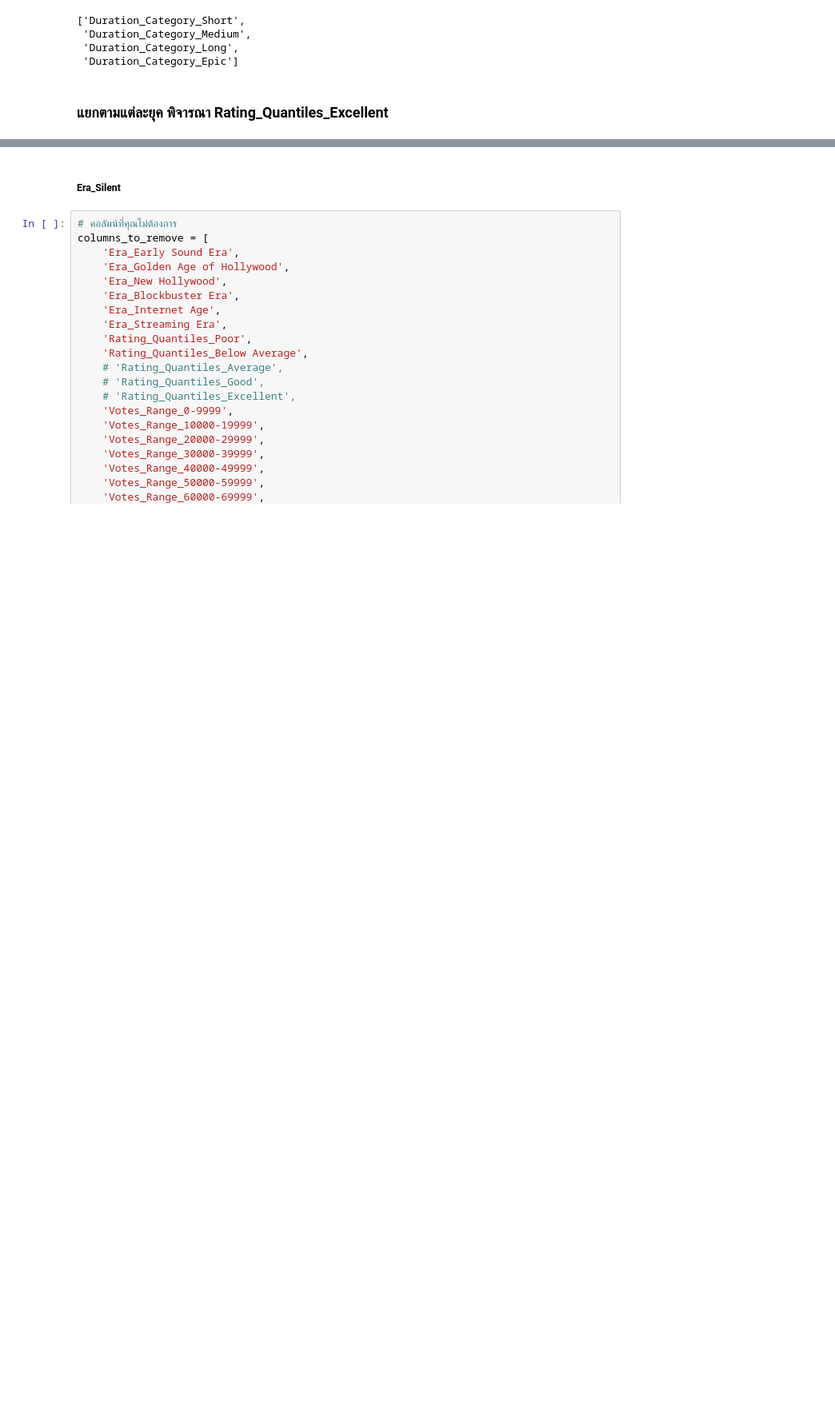
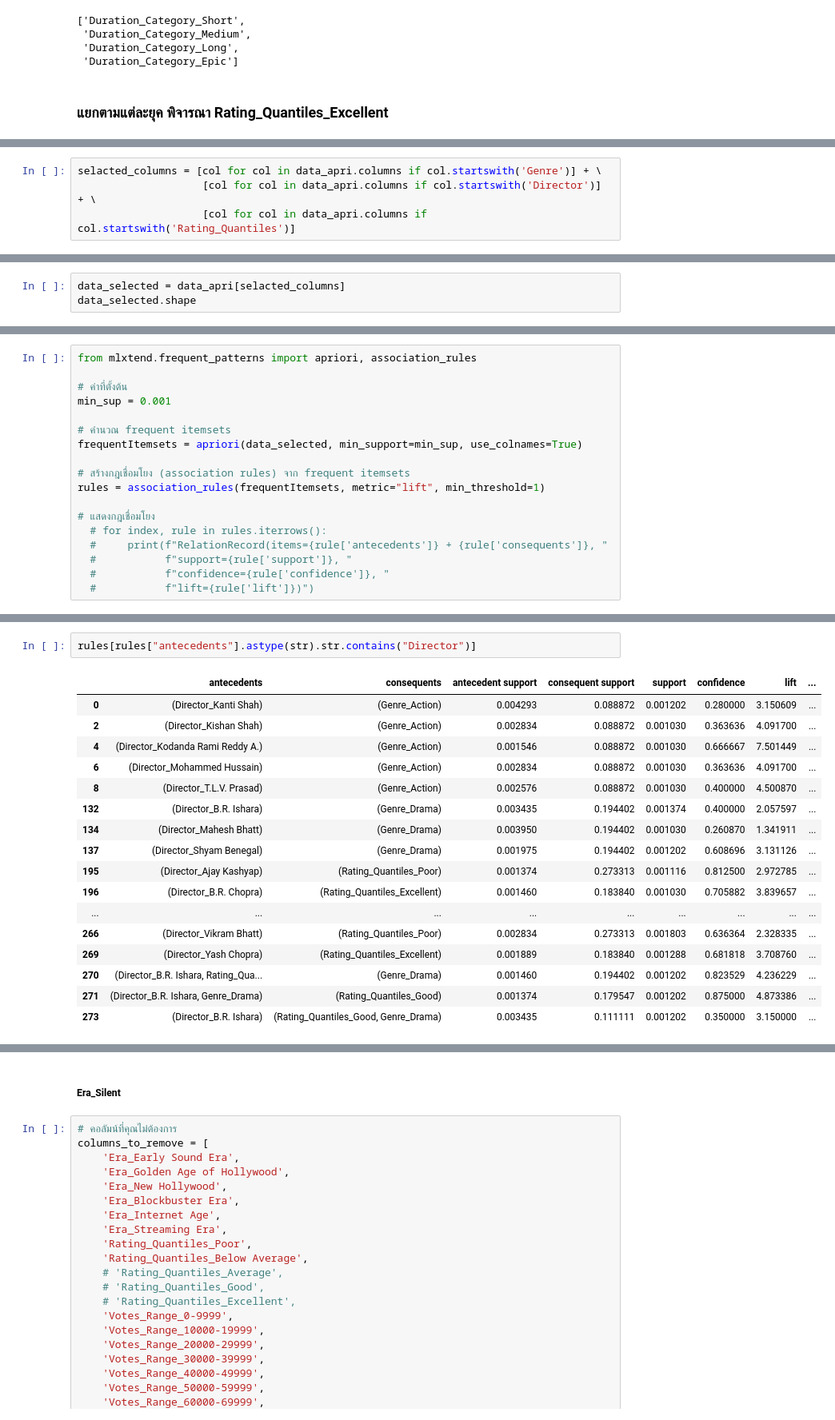
Before and after one commit to aoonging/BSC_DPDM2025, a Jupyter notebook: Ch4_Frequent_Patterns_(Association_Rules).ipynb, the cells around one changed output, grey strips where cells are left out. Shown at 80% size. Cells and saved outputs as stored; diff of their text form; blank space fills up the shorter version.

```diff
--- a/Ch4_Frequent_Patterns_(Association_Rules).ipynb
+++ b/Ch4_Frequent_Patterns_(Association_Rules).ipynb
@@ -1127,0 +1168,4 @@ Index(['Genre_Action', 'Genre_Action, Adventure',
+# %%
+selacted_columns = [col for col in data_apri.columns if col.startswith('Genre')] + \
+                    [col for col in data_apri.columns if col.startswith('Director')] + \
+                    [col for col in data_apri.columns if col.startswith('Rating_Quantiles')]
@@ -1127,0 +1176,3 @@ Index(['Genre_Action', 'Genre_Action, Adventure',
+# %%
+data_selected = data_apri[selacted_columns]
+data_selected.shape
@@ -1127,0 +1181,18 @@ Index(['Genre_Action', 'Genre_Action, Adventure',
+# %%
+from mlxtend.frequent_patterns import apriori, association_rules
+
+# ค่าที่ตั้งต้น
+min_sup = 0.001
+
+# คำนวณ frequent itemsets
+frequentItemsets = apriori(data_selected, min_support=min_sup, use_colnames=True)
+
+# สร้างกฎเชื่อมโยง (association rules) จาก frequent itemsets
+rules = association_rules(frequentItemsets, metric="lift", min_threshold=1)
+
+# แสดงกฎเชื่อมโยง
+  # for index, rule in rules.iterrows():
+  #     print(f"RelationRecord(items={rule['antecedents']} + {rule['consequents']}, "
+  #           f"support={rule['support']}, "
+  #           f"confidence={rule['confidence']}, "
+  #           f"lift={rule['lift']})")
@@ -1127,0 +1223,20 @@ Index(['Genre_Action', 'Genre_Action, Adventure',
+# %%
+rules[rules["antecedents"].astype(str).str.contains("Director")]
+# %% [output]
+|  | antecedents | consequents | antecedent support | consequent support | support | confidence | lift | ... |
+| 0 | (Director_Kanti Shah) | (Genre_Action) | 0.004293 | 0.088872 | 0.001202 | 0.280000 | 3.150609 | ... |
+| 2 | (Director_Kishan Shah) | (Genre_Action) | 0.002834 | 0.088872 | 0.001030 | 0.363636 | 4.091700 | ... |
+| 4 | (Director_Kodanda Rami Reddy A.) | (Genre_Action) | 0.001546 | 0.088872 | 0.001030 | 0.666667 | 7.501449 | ... |
+| 6 | (Director_Mohammed Hussain) | (Genre_Action) | 0.002834 | 0.088872 | 0.001030 | 0.363636 | 4.091700 | ... |
+| 8 | (Director_T.L.V. Prasad) | (Genre_Action) | 0.002576 | 0.088872 | 0.001030 | 0.400000 | 4.500870 | ... |
+| 132 | (Director_B.R. Ishara) | (Genre_Drama) | 0.003435 | 0.194402 | 0.001374 | 0.400000 | 2.057597 | ... |
+| 134 | (Director_Mahesh Bhatt) | (Genre_Drama) | 0.003950 | 0.194402 | 0.001030 | 0.260870 | 1.341911 | ... |
+| 137 | (Director_Shyam Benegal) | (Genre_Drama) | 0.001975 | 0.194402 | 0.001202 | 0.608696 | 3.131126 | ... |
+| 195 | (Director_Ajay Kashyap) | (Rating_Quantiles_Poor) | 0.001374 | 0.273313 | 0.001116 | 0.812500 | 2.972785 | ... |
+| 196 | (Director_B.R. Chopra) | (Rating_Quantiles_Excellent) | 0.001460 | 0.183840 | 0.001030 | 0.705882 | 3.839657 | ... |
+| ... | ... | ... | ... | ... | ... | ... | ... | ... |
+| 266 | (Director_Vikram Bhatt) | (Rating_Quantiles_Poor) | 0.002834 | 0.273313 | 0.001803 | 0.636364 | 2.328335 | ... |
+| 269 | (Director_Yash Chopra) | (Rating_Quantiles_Excellent) | 0.001889 | 0.183840 | 0.001288 | 0.681818 | 3.708760 | ... |
+| 270 | (Director_B.R. Ishara, Rating_Qua... | (Genre_Drama) | 0.001460 | 0.194402 | 0.001202 | 0.823529 | 4.236229 | ... |
+| 271 | (Director_B.R. Ishara, Genre_Drama) | (Rating_Quantiles_Good) | 0.001374 | 0.179547 | 0.001202 | 0.875000 | 4.873386 | ... |
+| 273 | (Director_B.R. Ishara) | (Rating_Quantiles_Good, Genre_Drama) | 0.003435 | 0.111111 | 0.001202 | 0.350000 | 3.150000 | ... |
```
Also changed, not shown: parts of 24 cells of this notebook.
